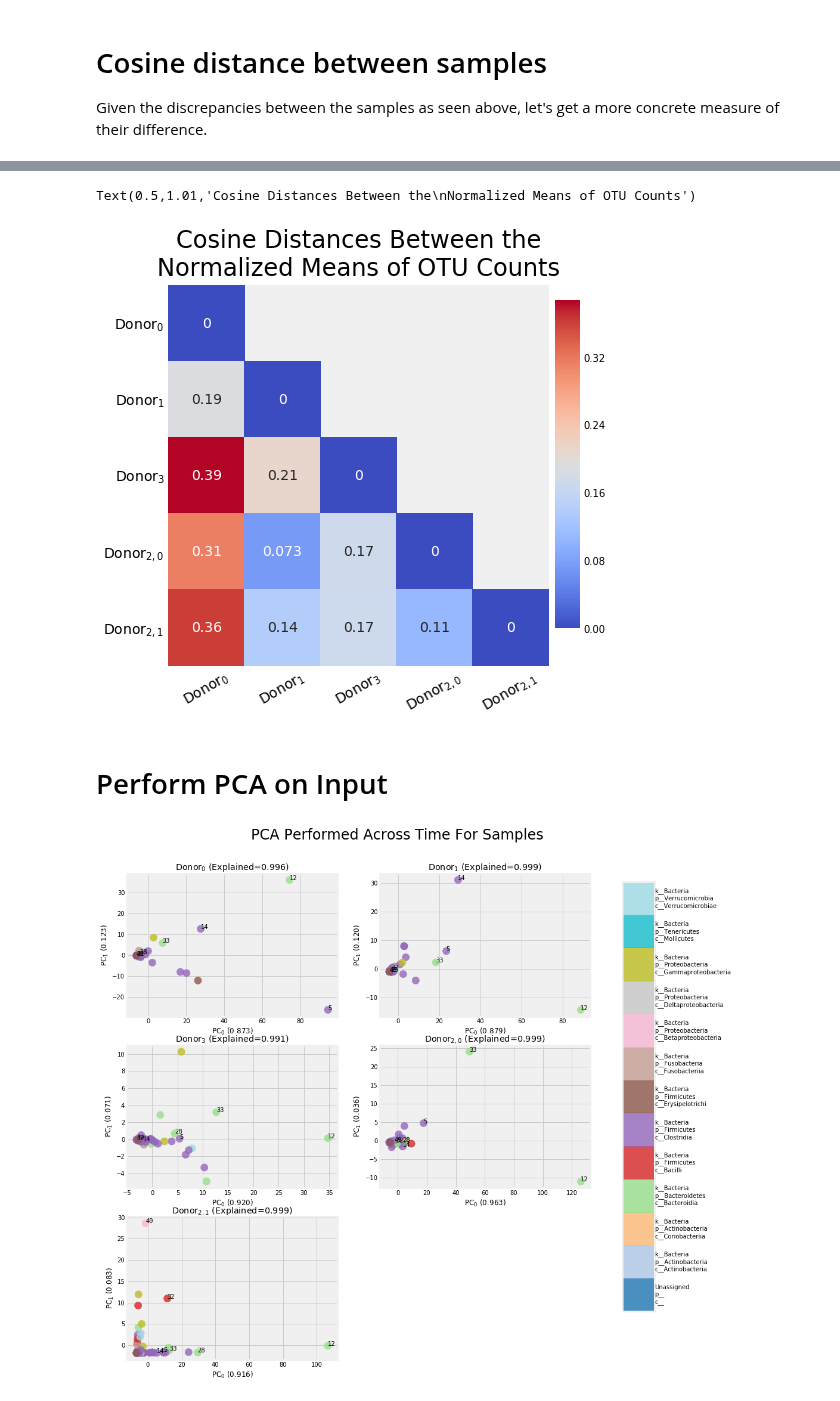
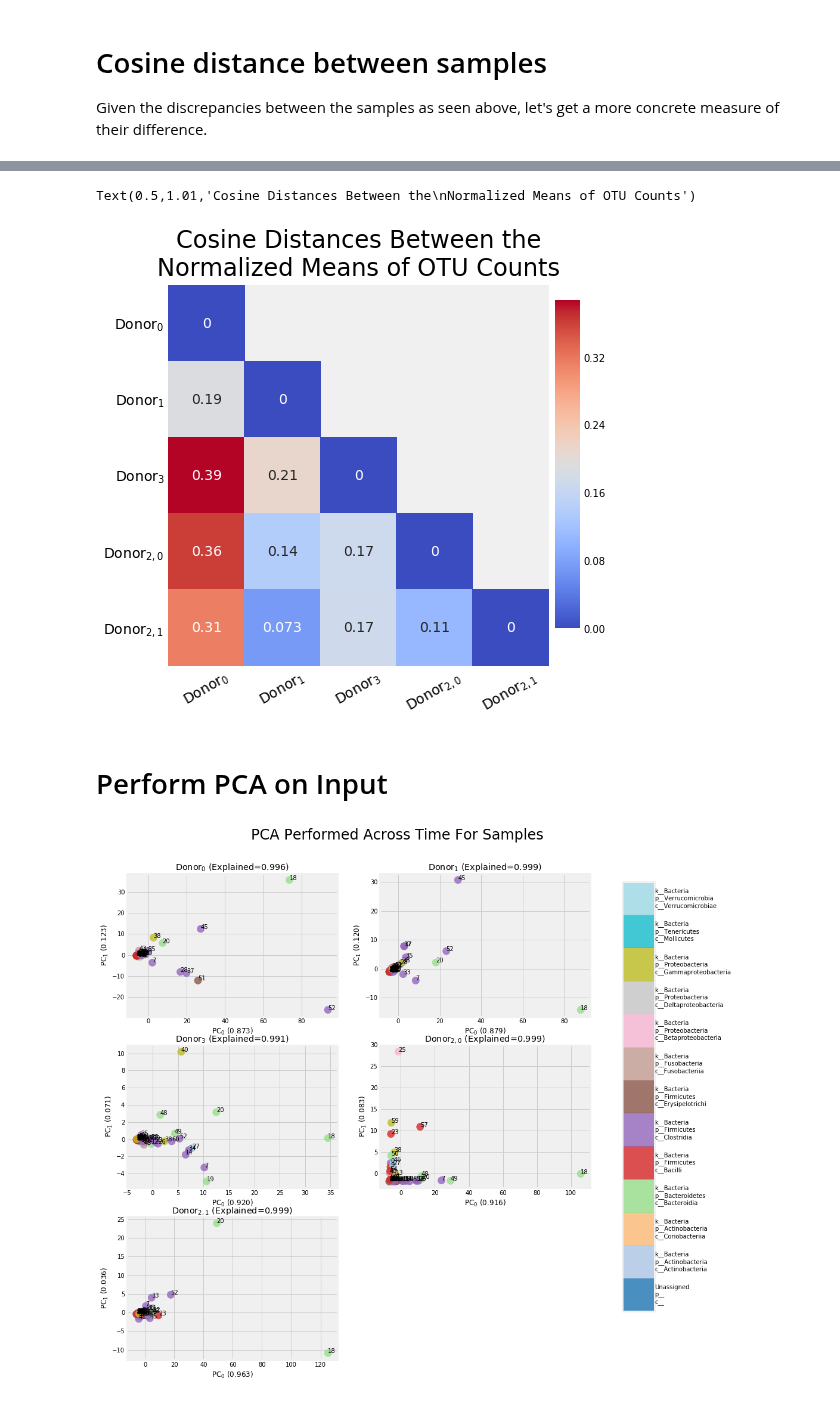
Before and after one commit to michaelwiest/microbiome-rnn, a Jupyter notebook: notebooks/Input Analysis.ipynb, the cells around one changed output, grey strips where cells are left out. Saved outputs shown, nothing was run; the diff lists cells and outputs as text; code cells hidden in the pictures.

```diff
--- a/notebooks/Input Analysis.ipynb
+++ b/notebooks/Input Analysis.ipynb
@@ -39,8 +39,8 @@ def complete_and_multiindex_df(df, split_char):
     return combined
 # %%
 data_dir = 'input_data'
-input_dir = 'all_studies_reduced_62/'
-test_dir = 'all_studies_reduced_62_test/'
+input_dir = 'all_studies_62_no_12_atrain/'
+test_dir = 'all_studies_62_no_12_test/'
 
 input_dir = os.path.join(data_dir, input_dir)
 test_dir = os.path.join(data_dir, test_dir)
@@ -278,7 +278,7 @@ ax.set_title('Cosine Distances Between the\nNormalized Means of OTU Counts',
           y=1.01, fontsize=24)
 # %% [output]
 Text(0.5,1.01,'Cosine Distances Between the\nNormalized Means of OTU Counts')
-[figure, old version]
+[figure, new version]
 # %% [markdown]
 # Perform PCA on Input
 # %%
@@ -292,36 +292,36 @@ to_annotate = [12, 49, 33, 28, 32, 5, 14]
 for i, s in enumerate(oh.samples):
     zs = zscore(s.values, axis=0)
     pca = PCA(n_components=2)
     pca.fit(zs)
     t = pca.transform(zs)
     x_vals = t[:, 0]
     y_vals = t[:, 1]
     sc = axl[i].scatter(x_vals, y_vals, c=labs_to_ints, cmap=cmap, s=150, alpha=0.8)
     axl[i].set_title('{} (Explained={})'.format(file_labs[i],
                                                str(sum(pca.explained_variance_ratio_[:2]))[:5]
                                               ))
     axl[i].set_xlabel('PC$_0$ ({})'.format(str(pca.explained_variance_ratio_[0])[:5]))
     axl[i].set_ylabel('PC$_1$ ({})'.format(str(pca.explained_variance_ratio_[1])[:5]))
 
     # Uncommenting this will annotate each point so that you can see which it is to remove it later potentially.
     for j, txt in enumerate(full_labs):
-        if j in to_annotate:
-            axl[i].annotate(j, (x_vals[j], y_vals[j]), fontsize=10)
+#         if j in to_annotate:
+        axl[i].annotate(j, (x_vals[j], y_vals[j]), fontsize=10)
 
 fig.subplots_adjust(right=0.8)
 cbar_ax = fig.add_axes([0.85, colorbar_start, 0.05, colorbar_height])
 # fig.colorbar(im, cax=cbar_ax)
 cb = plt.colorbar(sc, cax=cbar_ax)
 cb.ax.get_yaxis().set_ticks([])
 for j, lab in enumerate(labels):
     cb.ax.text(1, (2 * j + 1) / 26.0, lab, ha='left', va='center', fontsize=10)
 plt.suptitle('PCA Performed Across Time For Samples', fontsize=24, y=0.95)
 
 # Cleanup
 if num_rows * num_cols != len(oh.samples):
     ax[-1, -1].axis('off')
 # %% [output]
-[figure, old version]
+[figure, new version]
 # %%
 
 fig, ax = plt.subplots(num_rows, num_cols, figsize=(subplot_height, subplot_width), sharex=False, sharey=False)
```
Also changed, not shown: parts of 12 cells of this notebook, 1 other file.
